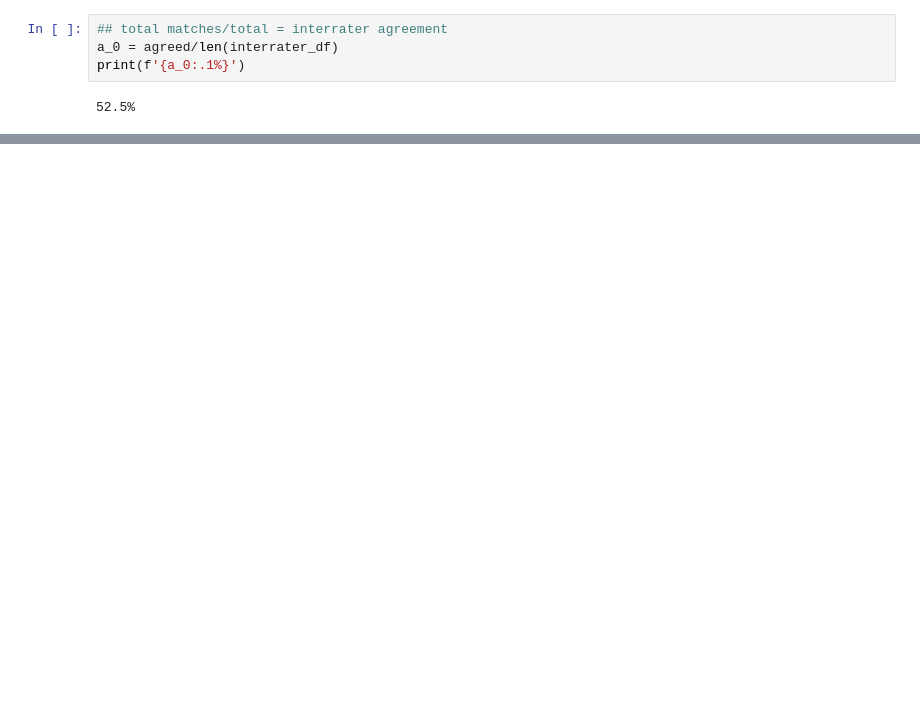
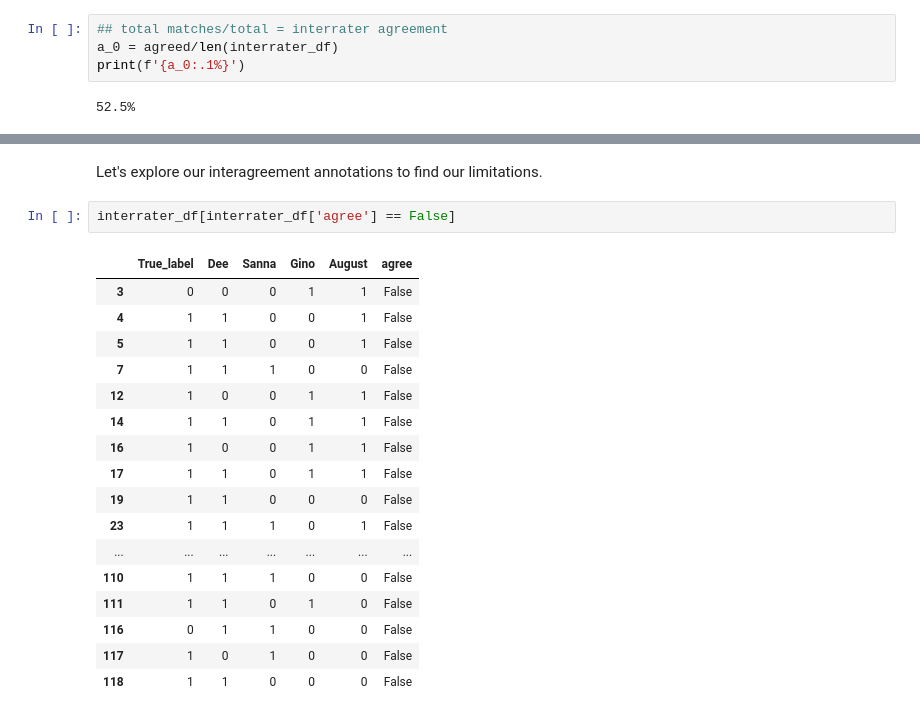
Before and after one commit to dmdequin/fyp2021p4g03, a Jupyter notebook: notebooks/notebook.ipynb, the cells around one changed output, grey strips where cells are left out. Drawn from its saved outputs; the diff is of its cells as text; blank space fills up the shorter version.

Commit message:
Interagreement limitations

```diff
--- a/notebooks/notebook.ipynb
+++ b/notebooks/notebook.ipynb
@@ -730,0 +731,22 @@ print(f'{a_adj:.1%}')
+# %% [markdown]
+Let's explore our interagreement annotations to find our limitations.
+# %%
+interrater_df[interrater_df['agree'] == False]
+# %% [output]
+|  | True_label | Dee | Sanna | Gino | August | agree |
+| 3 | 0 | 0 | 0 | 1 | 1 | False |
+| 4 | 1 | 1 | 0 | 0 | 1 | False |
+| 5 | 1 | 1 | 0 | 0 | 1 | False |
+| 7 | 1 | 1 | 1 | 0 | 0 | False |
+| 12 | 1 | 0 | 0 | 1 | 1 | False |
+| 14 | 1 | 1 | 0 | 1 | 1 | False |
+| 16 | 1 | 0 | 0 | 1 | 1 | False |
+| 17 | 1 | 1 | 0 | 1 | 1 | False |
+| 19 | 1 | 1 | 0 | 0 | 0 | False |
+| 23 | 1 | 1 | 1 | 0 | 1 | False |
+| ... | ... | ... | ... | ... | ... | ... |
+| 110 | 1 | 1 | 1 | 0 | 0 | False |
+| 111 | 1 | 1 | 0 | 1 | 0 | False |
+| 116 | 0 | 1 | 1 | 0 | 0 | False |
+| 117 | 1 | 0 | 1 | 0 | 0 | False |
+| 118 | 1 | 1 | 0 | 0 | 0 | False |
```
Also changed, not shown: parts of 2 cells of this notebook.
